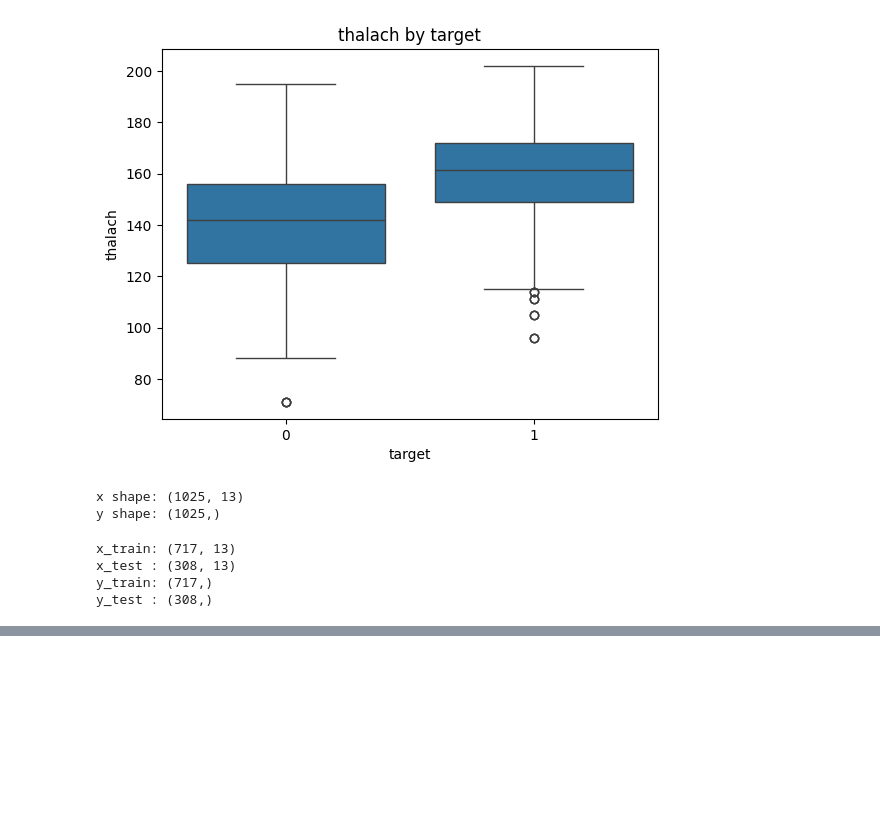
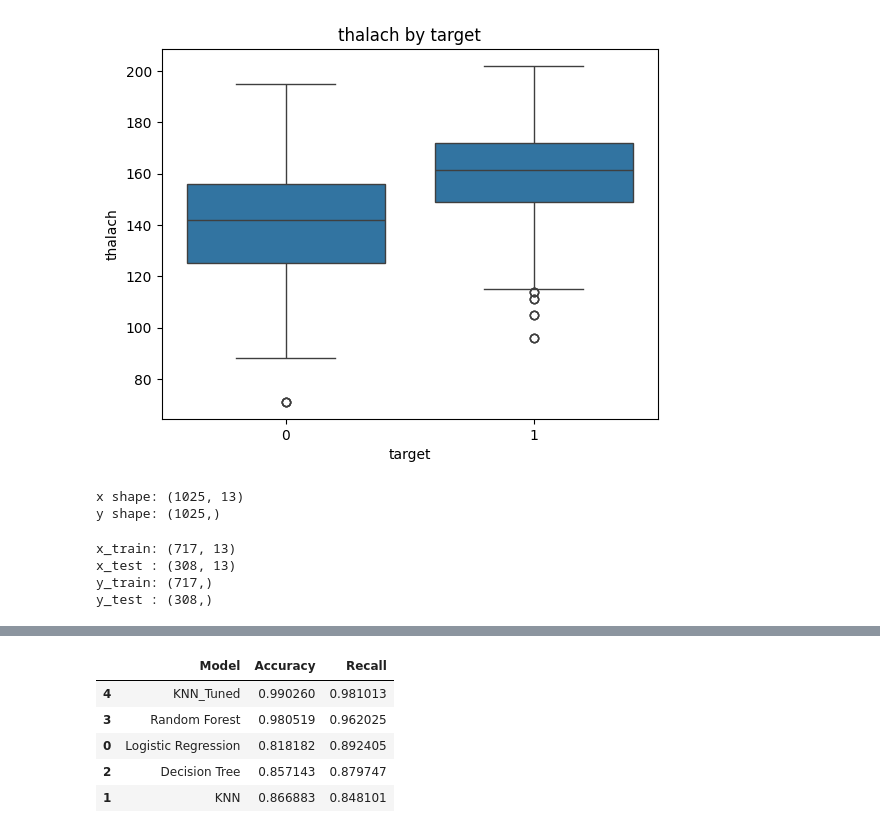
Before and after one commit to hyscodebase/Big-data-application-practice1, a Jupyter notebook: Week13/week13[Alex}.ipynb, the cells around one changed output, grey strips where cells are left out. Drawn from its saved outputs; the diff is of its cells as text; code cells hidden in the pictures; blank space fills up the shorter version.

```diff
--- a/Week13/week13[Alex}.ipynb
+++ b/Week13/week13[Alex}.ipynb
@@ -219,0 +325,35 @@ print(classification_report(y_test, y_pred_lr))
+# %%
+# 17. KNN 튜닝
+pipe_knn_tune = Pipeline([
+    ("scaler", StandardScaler()),
+    ("model", KNeighborsClassifier())
+])
+
+param_grid = {
+    "model__n_neighbors": [3, 5, 7, 9, 11],
+    "model__weights": ["uniform", "distance"]
+}
+
+grid_knn = GridSearchCV(
+    pipe_knn_tune,
+    param_grid=param_grid,
+    cv=5,
+    scoring="recall"
+)
+
+grid_knn.fit(x_train, y_train)
+
+print("Best Params:", grid_knn.best_params_)
+print("Best CV Recall:", round(grid_knn.best_score_, 4))
+
+best_knn = grid_knn.best_estimator_
+y_pred_best_knn = best_knn.predict(x_test)
+
+acc_KNN_Tuned = accuracy_score(y_test, y_pred_best_knn)
+recall_KNN_Tuned = recall_score(y_test, y_pred_best_knn)
+
+print()
+print("Test Accuracy:", round(accuracy_score(y_test, y_pred_best_knn), 4))
+print("Test Recall   :", round(recall_score(y_test, y_pred_best_knn), 4))
+print()
+print(classification_report(y_test, y_pred_best_knn))
@@ -219,0 +375,16 @@ print(classification_report(y_test, y_pred_lr))
+# %%
+# 18. 모델 비교 표
+results = pd.DataFrame({
+    "Model": ["Logistic Regression", "KNN", "Decision Tree", "Random Forest", "KNN_Tuned"],
+    "Accuracy": [acc_lr, acc_knn, acc_tree, acc_rf, acc_KNN_Tuned],
+    "Recall": [recall_lr, recall_knn, recall_tree, recall_rf, recall_KNN_Tuned]
+})
+
+results.sort_values("Recall", ascending=False)
+# %% [output]
+|  | Model | Accuracy | Recall |
+| 4 | KNN_Tuned | 0.990260 | 0.981013 |
+| 3 | Random Forest | 0.980519 | 0.962025 |
+| 0 | Logistic Regression | 0.818182 | 0.892405 |
+| 2 | Decision Tree | 0.857143 | 0.879747 |
+| 1 | KNN | 0.866883 | 0.848101 |
```
Also changed, not shown: parts of 8 cells of this notebook.
